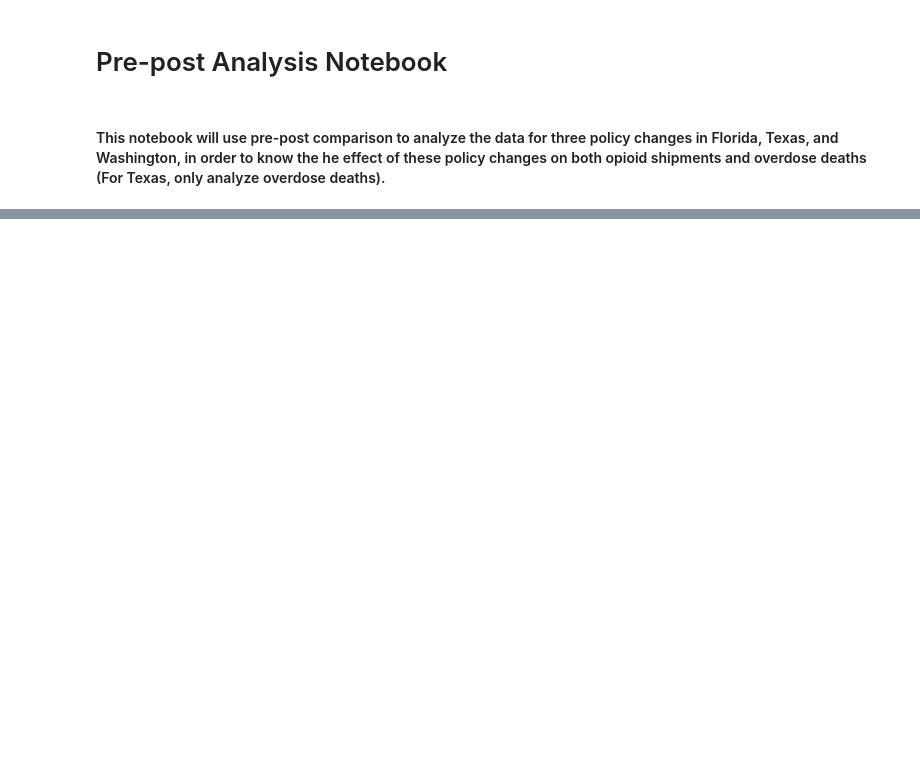
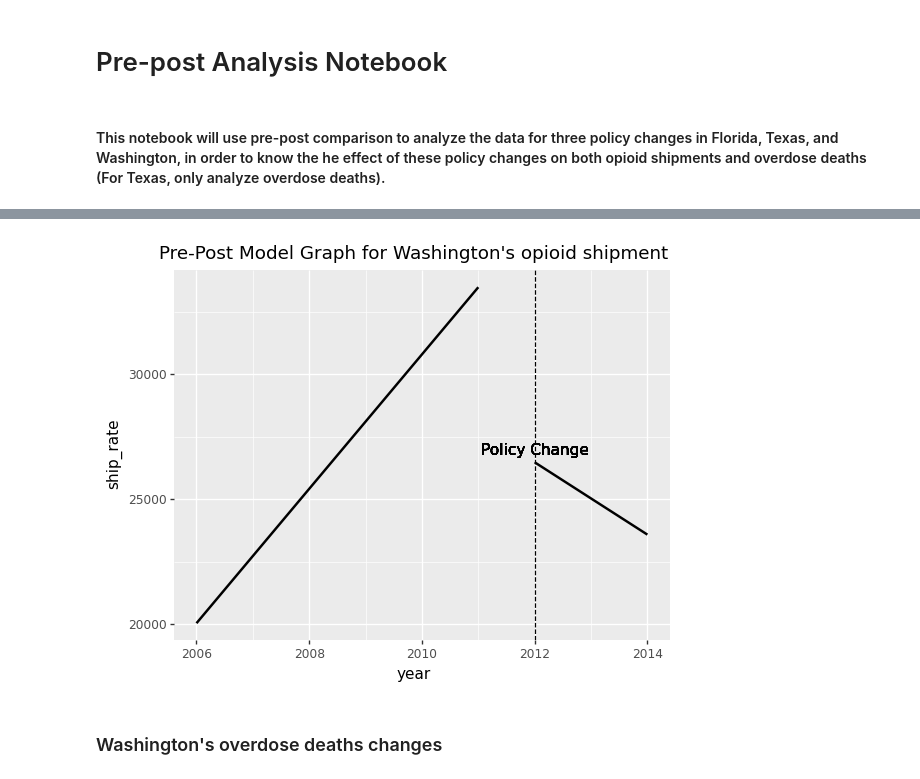
Before and after one commit to Yer1k/opioid_causal_inference, a Jupyter notebook: 10_code/pre-post_analysis.ipynb, the cells around one changed output, grey strips where cells are left out. Drawn from its saved outputs; the diff is of its cells as text; code cells hidden in the pictures; blank space fills up the shorter version.

```diff
--- a/10_code/pre-post_analysis.ipynb
+++ b/10_code/pre-post_analysis.ipynb
@@ -27,0 +184,9 @@ final_df.sample(10)
+# %%
+#select the useful part of data for Washington
+wa_df = final_df[final_df['state'] == 'WA']
+wa_df = wa_df.drop(columns = ['fips', 'merge_key'])
+# %%
+#calculate the average ship_rate(indicate opioid shipments) and drug_deaths(indicate overdose deaths)
+wa_df = wa_df.groupby(['year'], as_index = False).mean()
+wa_df['Policy Change'] = True
+wa_df
@@ -27,0 +210,4 @@ final_df.sample(10)
+# %%
+#For opioid shipments analyze: only have ship_rate data during 2006-2014
+wa_shipmemt = wa_df[(wa_df['year'] >= 2006) & (wa_df['year'] <= 2014)]
+wa_shipmemt
@@ -27,0 +225,25 @@ final_df.sample(10)
+# %%
+#plot the effect on opioid shipments during 2006-2014 (policy change in 2012)
+wa_shipment_df = wa_shipmemt[wa_shipmemt["Policy Change"]]
+wa_shiprate_plot = (
+    ggplot(fl_shipment_df, aes(x="year", y="ship_rate"))
+    + geom_smooth(
+        method="lm",
+        data=fl_shipment_df[fl_shipment_df["year"] < 2012],
+        se=False,
+    )
+    + geom_smooth(
+        method="lm",
+        data=fl_shipment_df[fl_shipment_df["year"] >= 2012],
+        se=False,
+    )
+    + geom_vline(xintercept=2012, linetype="dashed")
+    + geom_text(x=2012, y=27000, label="Policy Change", color="black")
+    + labs(title="Pre-Post Model Graph for Washington's opioid shipment")
+)
+#wa_shiprate_plot.save("../30_results/prepost_Washington_opioid_shipment.pdf")
+print(wa_shiprate_plot)
+# %% [output]
+[figure, added]
+# %% [markdown]
+### Washington's overdose deaths changes
```
Also changed, not shown: parts of 24 cells of this notebook, 5 other files.
